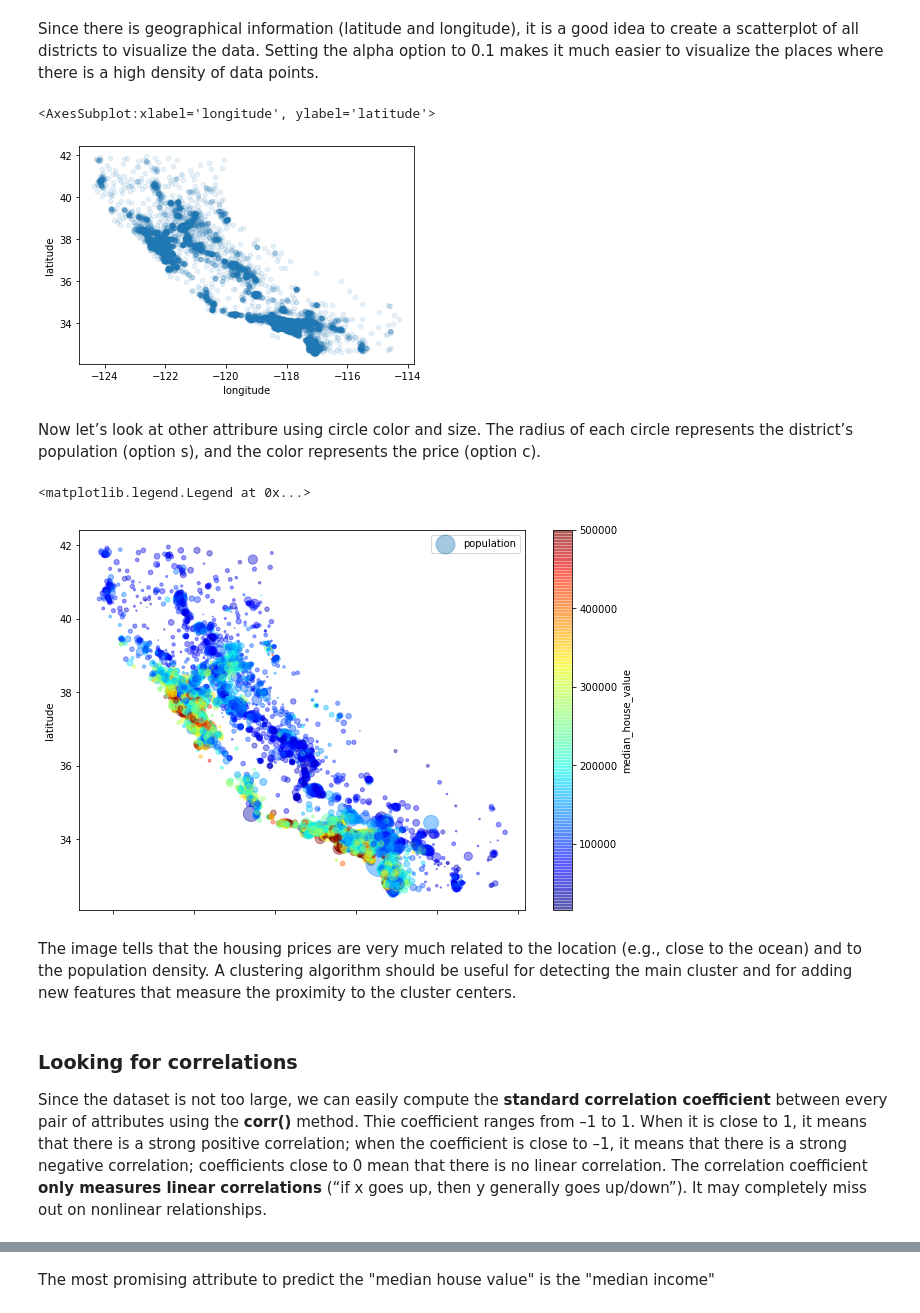
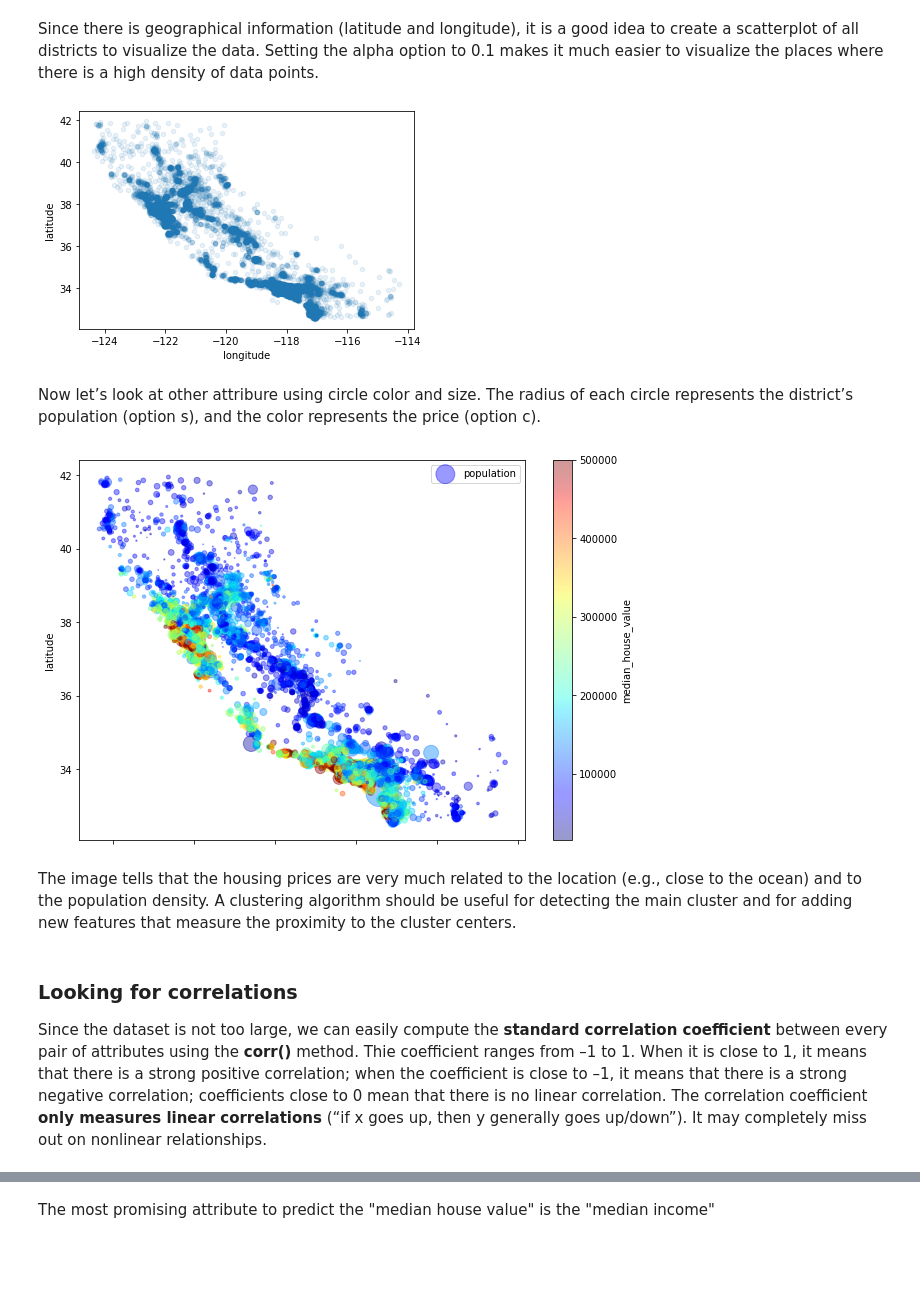
Before and after one commit to ethangillett/machine-learning_riccardoberta, a Jupyter notebook: 01-introduction/02-regression.ipynb, the cells around one changed output, grey strips where cells are left out. Saved outputs shown, nothing was run; the diff lists cells and outputs as text; code cells hidden in the pictures; blank space fills up the shorter version.

```diff
--- a/01-introduction/02-regression.ipynb
+++ b/01-introduction/02-regression.ipynb
@@ -247,25 +218,24 @@ Ww can use the Scikit-Learn’s **StratifiedShuffleSplit class**
 # %%
 import sklearn as skl
 
-split = skl.model_selection.StratifiedShuffleSplit(n_splits=1,
-                                                   test_size=0.2,
-                                                   random_state=42)
+# stratified sampling
+split = skl.model_selection.StratifiedShuffleSplit(n_splits=1, test_size=0.2,random_state=42)
+
 for train_index, test_index in split.split(data_set, data_set["income_cat"]):
     strat_train_set = data_set.loc[train_index]
     strat_test_set = data_set.loc[test_index]
 
-random_train_set, random_test_set = skl.model_selection.train_test_split(data_set,
-                                                                         test_size=0.2,
-                                                                         random_state=42)
+# random sampling
+random_train_set, random_test_set = skl.model_selection.train_test_split(data_set, test_size=0.2, random_state=42)
+
 
 proportions = { 'strat_test_set': strat_test_set["income_cat"].value_counts() / len(strat_test_set),
                 'strat_train_set': strat_train_set["income_cat"].value_counts() / len(strat_train_set),
                 'data_set': data_set["income_cat"].value_counts() / len(data_set),
                 'random_train_set': random_train_set["income_cat"].value_counts() / len(random_train_set),
-                'random_test_set': random_test_set["income_cat"].value_counts() / len(random_test_set)
-              }
+                'random_test_set': random_test_set["income_cat"].value_counts() / len(random_test_set) }
 
-proportions_df = pd.DataFrame(data = proportions, index=[1, 2, 3, 4, 5])
+proportions_df = pd.DataFrame(data=proportions, index=[1, 2, 3, 4, 5])
 
 proportions_df.head()
 # %% [output]
@@ -296,9 +263,8 @@ exploration_set = strat_train_set.copy()
 # %% [markdown]
 Since there is geographical information (latitude and longitude), it is a good idea to create a scatterplot of all districts to visualize the data. Setting the alpha option to 0.1 makes it much easier to visualize the places where there is a high density of data points.
 # %%
-exploration_set.plot(kind="scatter", x="longitude", y="latitude", alpha=0.1)
+exploration_set.plot(kind="scatter", x="longitude", y="latitude", alpha=0.1);
 # %% [output]
-<AxesSubplot:xlabel='longitude', ylabel='latitude'>
 [figure]
 # %% [markdown]
 Now let’s look at other attribure using circle color and size.
@@ -307,29 +273,26 @@ The radius of each circle represents the district’s population (option s), and
 # %%
 import matplotlib.pyplot as plt
 
 exploration_set.plot(kind="scatter",
                      x="longitude",
                      y="latitude",
                      alpha=0.4,
                      s=exploration_set["population"]/50,
                      label="population",
                      figsize=(10,7),
                      c="median_house_value",
                      cmap=plt.get_cmap("jet"),
-                     colorbar=True
-)
-plt.legend()
+                     colorbar=True)
+plt.legend();
 # %% [output]
-<matplotlib.legend.Legend at 0x...>
-[figure, old version]
+[figure, new version]
 # %% [markdown]
 The image tells that the housing prices are very much related to the location (e.g., close to the ocean) and to the population density.
 A clustering algorithm should be useful for detecting the main cluster and for adding new features that measure the proximity to the
 cluster centers.
 # %% [markdown]
 ### Looking for correlations
-Since the dataset is not too large, we can easily compute the **standard correlation coefficient** between every pair of attributes using the **corr()** method. Thie coefficient ranges from –1 to 1. When it is close to 1, it means that there is a strong positive correlation; when the coefficient is close to –1, it means that there is a strong negative correlation;  coefficients close to 0 mean that there is no linear correlation.
-The correlation coefficient **only measures linear correlations** (“if x goes up, then y generally goes up/down”). It may completely miss out on nonlinear relationships.
+Since the dataset is not too large, we can easily compute the **standard correlation coefficient** between every pair of attributes using the **corr()** method. Thie coefficient ranges from –1 to 1. When it is close to 1, it means that there is a strong positive correlation; when the coefficient is close to –1, it means that there is a strong negative correlation;  coefficients close to 0 mean that there is no linear correlation. The correlation coefficient **only measures linear correlations** (“if x goes up, then y generally goes up/down”). It may completely miss out on nonlinear relationships.
 # %%
 corr_matrix = exploration_set.corr()
 corr_matrix["median_house_value"].sort_values(ascending=False)
```
Also changed, not shown: parts of 85 cells of this notebook, 1 other file.
